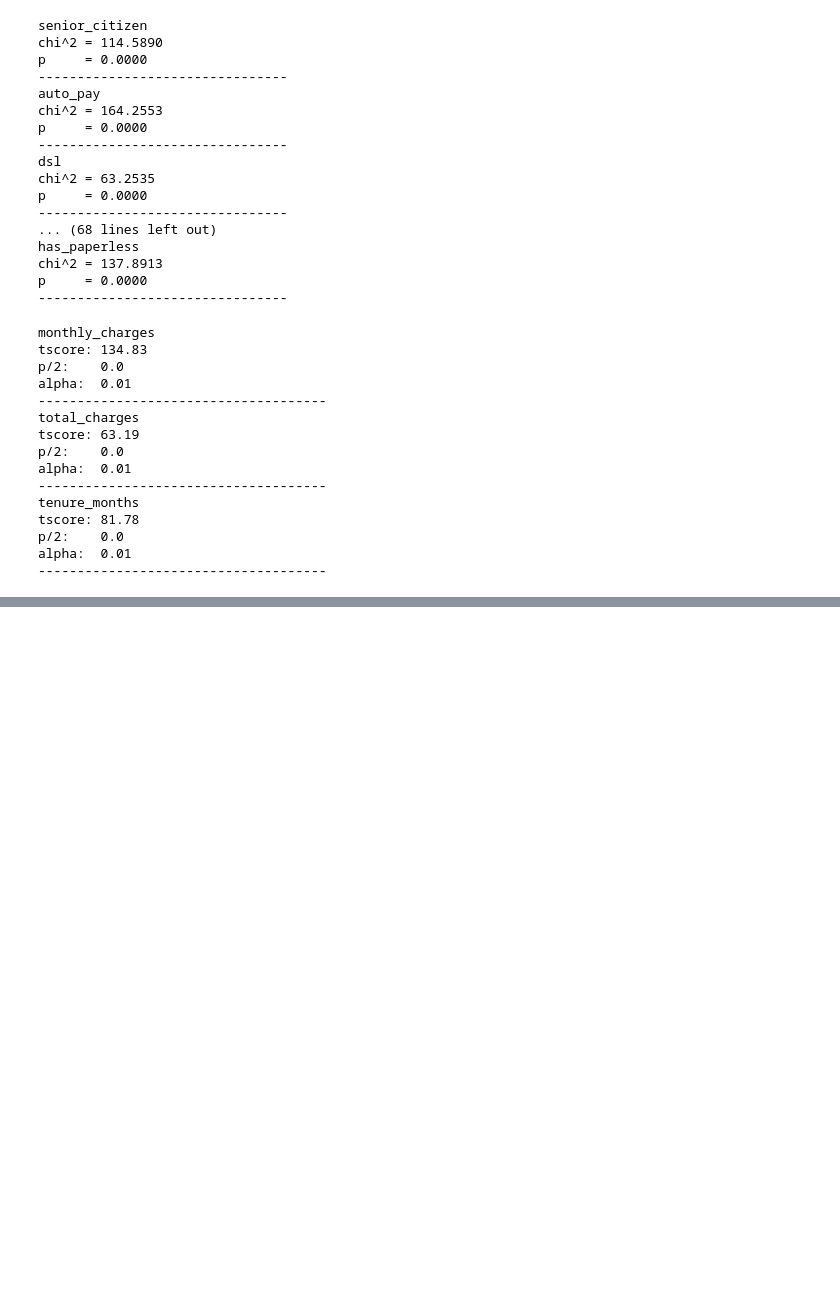
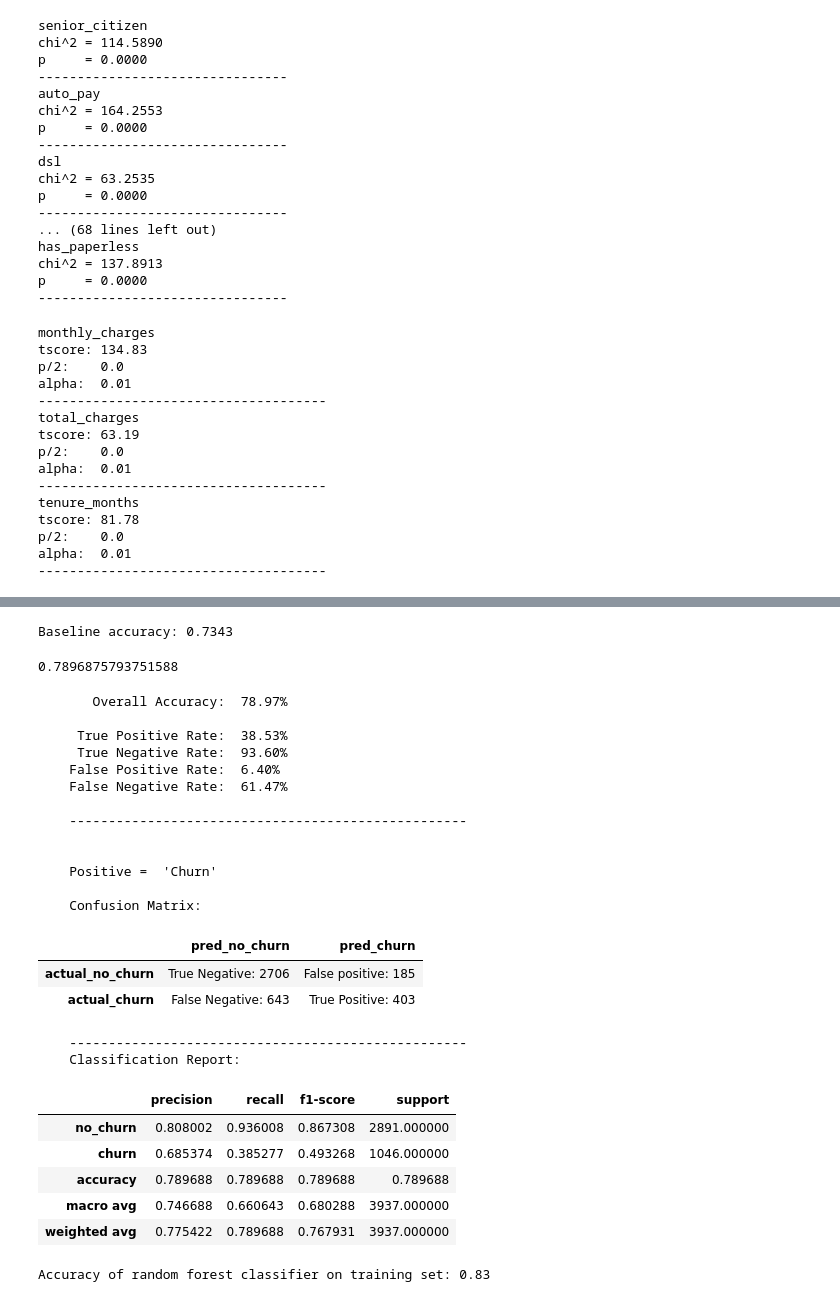
Before and after one commit to Tyler-Applegate/telco_churn_project, a Jupyter notebook: telco_scratchpad.ipynb, the cells around one changed output, grey strips where cells are left out. Drawn from its saved outputs; the diff is of its cells as text; code cells hidden in the pictures; blank space fills up the shorter version.

```diff
--- a/telco_scratchpad.ipynb
+++ b/telco_scratchpad.ipynb
@@ -557,0 +590,18 @@ telco_swarm(telco_quant_melt)
+# %%
+# first let's get a baseline...
+X_train, y_train = train.drop(columns='has_churn'), train['has_churn']
+# 1. Create the object
+baseline = DummyClassifier(strategy='constant', constant=0)
+# 2. Fit the object
+baseline.fit(X_train, y_train)
+# how does it do on training data set?
+print('Baseline accuracy: %.4f' % baseline.score(X_train, y_train))
+# %% [output]
+Baseline accuracy: 0.7343
+# %%
+# now let's see a decision tree with all variables...
+tree_1 = DecisionTreeClassifier(max_depth=3)
+tree_1.fit(X_train, y_train)
+tree_1.score(X_train,y_train)
+# %% [output]
+0.7896875793751588
@@ -557,0 +617,35 @@ telco_swarm(telco_quant_melt)
+# %%
+mf.model_performs(X_train, y_train, tree_1)
+# %% [output]
+       Overall Accuracy:  78.97%
+
+     True Positive Rate:  38.53%
+     True Negative Rate:  93.60%
+    False Positive Rate:  6.40%
+    False Negative Rate:  61.47%
+
+    ---------------------------------------------------
+
+
+    Positive =  'Churn'
+
+    Confusion Matrix:
+|  | pred_no_churn | pred_churn |
+| actual_no_churn | True Negative: 2706 | False positive: 185 |
+| actual_churn | False Negative: 643 | True Positive: 403 |
+    ---------------------------------------------------
+    Classification Report:
+|  | precision | recall | f1-score | support |
+| no_churn | 0.808002 | 0.936008 | 0.867308 | 2891.000000 |
+| churn | 0.685374 | 0.385277 | 0.493268 | 1046.000000 |
+| accuracy | 0.789688 | 0.789688 | 0.789688 | 0.789688 |
+| macro avg | 0.746688 | 0.660643 | 0.680288 | 3937.000000 |
+| weighted avg | 0.775422 | 0.789688 | 0.767931 | 3937.000000 |
+# %%
+rf1.fit(X_train, y_train)
+y_pred = rf1.predict(X_train)
+y_pred_proba = rf1.predict_proba(X_train)
+print('Accuracy of random forest classifier on training set: {:.2f}'
+     .format(rf1.score(X_train, y_train)))
+# %% [output]
+Accuracy of random forest classifier on training set: 0.83
```
Also changed, not shown: parts of 9 cells of this notebook, 2 other files.
